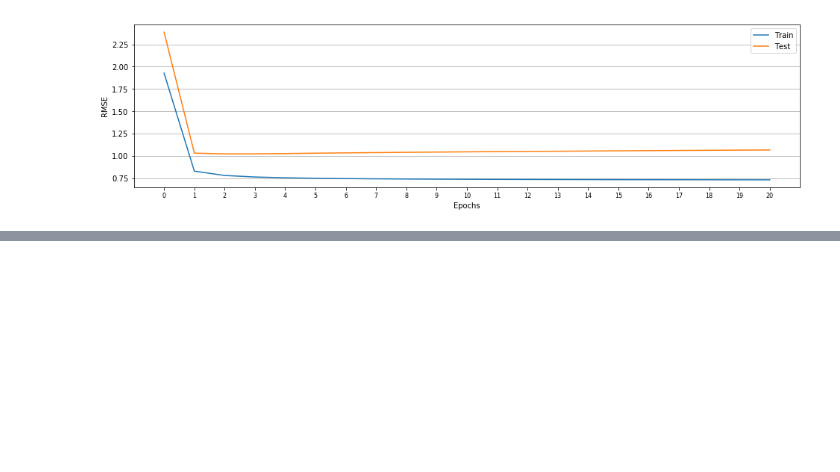
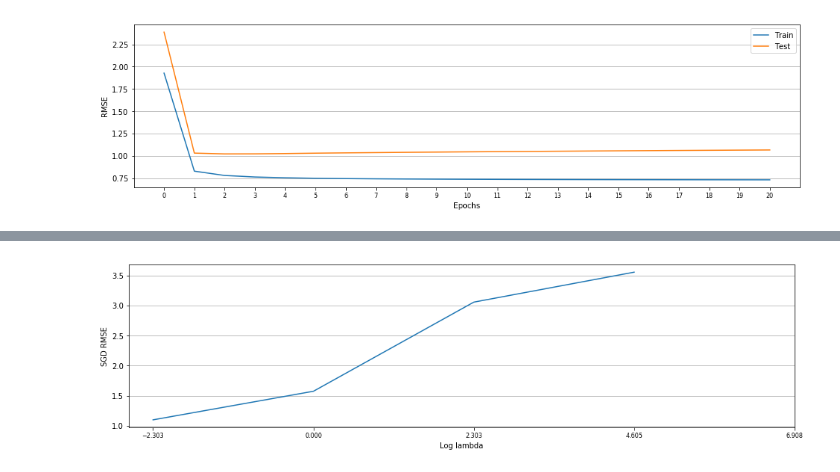
Before and after one commit to berryweinst/MfRecommender, a Jupyter notebook: mf_test.ipynb, the cells around one changed output, grey strips where cells are left out. Drawn from its saved outputs; the diff is of its cells as text; code cells hidden in the pictures; blank space fills up the shorter version.

```diff
--- a/mf_test.ipynb
+++ b/mf_test.ipynb
@@ -275,10 +287,12 @@ Epochs 10
 # %%
 plt.figure(figsize=((16,4)))
-plt.plot(log_lambda_l, max_test_rmse, label="log_lambda_l")
-plt.xticks(epochs, fontsize=8)
+plt.plot(log_lambda_l, [i[2] for i in min_test_rmse])
+plt.xticks(log_lambda_l, fontsize=8)
 plt.xlabel("Log lambda")
 plt.ylabel("SGD RMSE")
 plt.grid(axis="y")
+# %% [output]
+[figure, added]
 # %%
 # 3 + 4
 import time
```
Also changed, not shown: parts of 4 cells of this notebook.
